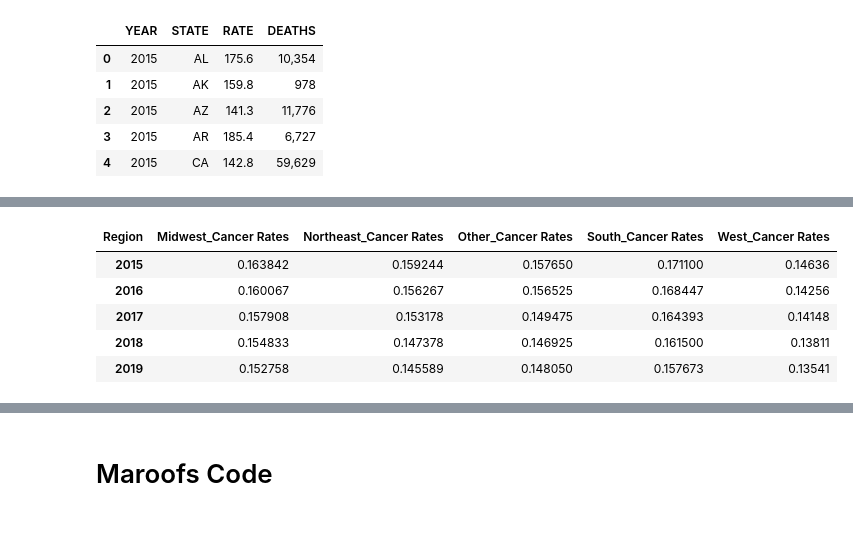
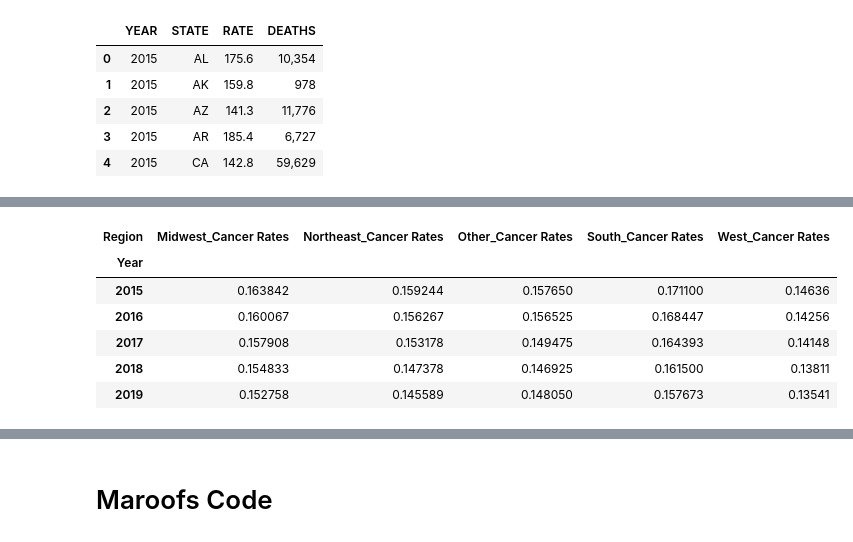
Before and after one commit to RyanWeigel32/Class_Project_Final, a Jupyter notebook: Project_One_Final.ipynb, the cells around one changed output, grey strips where cells are left out. Drawn from its saved outputs; the diff is of its cells as text; code cells hidden in the pictures.

```diff
--- a/Project_One_Final.ipynb
+++ b/Project_One_Final.ipynb
@@ -2004,9 +2080,11 @@ Cancer_data_2016_rates
 | WI | 158.0 |
 | WY | 140.9 |
 # %%
+# Setting Index , Columns and Name for 2017
+
 Cancer_data_2017_rates = Cancer_data_2017.drop(columns="DEATHS")
 Cancer_data_2017_rates = Cancer_data_2017_rates.set_index("STATE")
 Cancer_data_2017_rates = Cancer_data_2017_rates.drop(columns="YEAR")
-Cancer_data_2017_rates = Cancer_data_2017_rates.rename(columns={"RATE":"RATE_2017"})
+Cancer_data_2017_rates = Cancer_data_2017_rates.rename(columns={"RATE":"2017"})
 Cancer_data_2017_rates
 # %% [output]
@@ -2029,9 +2107,11 @@ Cancer_data_2017_rates
 | WI | 153.2 |
 | WY | 136.1 |
 # %%
+# Setting Index , Columns and Name for 2018
+
 Cancer_data_2018_rates = Cancer_data_2018.drop(columns="DEATHS")
 Cancer_data_2018_rates = Cancer_data_2018_rates.set_index("STATE")
 Cancer_data_2018_rates = Cancer_data_2018_rates.drop(columns="YEAR")
-Cancer_data_2018_rates = Cancer_data_2018_rates.rename(columns={"RATE":"RATE_2018"})
+Cancer_data_2018_rates = Cancer_data_2018_rates.rename(columns={"RATE":"2018"})
 Cancer_data_2018_rates
 # %% [output]
@@ -2054,9 +2134,11 @@ Cancer_data_2018_rates
 | WI | 151.5 |
 | WY | 140.6 |
 # %%
+# Setting Index , Columns and Name for 2019
+
 Cancer_data_2019_rates = Cancer_data_2019.drop(columns="DEATHS")
 Cancer_data_2019_rates = Cancer_data_2019_rates.set_index("STATE")
 Cancer_data_2019_rates = Cancer_data_2019_rates.drop(columns="YEAR")
-Cancer_data_2019_rates = Cancer_data_2019_rates.rename(columns={"RATE":"RATE_2019"})
+Cancer_data_2019_rates = Cancer_data_2019_rates.rename(columns={"RATE":"2019"})
 Cancer_data_2019_rates
 # %% [output]
@@ -2173,11 +2248,11 @@ merged_data
 |  | WY | 0.1394 | 0.1409 | 0.1361 | 0.1406 | 0.1389 |
 # %%
 #Create Pivot Tables for each Region by Year
-pivot_cancer_data_20155 = pd.pivot_table(merged_data,values='RATE_2015', columns='Region', aggfunc='mean')
-pivot_cancer_data_2016 = pd.pivot_table(merged_data,values='RATE_2016', columns='Region',  aggfunc='mean')
-pivot_cancer_data_2017 = pd.pivot_table(merged_data,values='RATE_2017', columns='Region',  aggfunc='mean')
-pivot_cancer_data_2018 = pd.pivot_table(merged_data,values='RATE_2018', columns='Region',  aggfunc='mean')
-pivot_cancer_data_2019 = pd.pivot_table(merged_data,values='RATE_2019', columns='Region',  aggfunc='mean')
+pivot_cancer_data_20155 = pd.pivot_table(merged_data,values='2015', columns='Region', aggfunc='mean')
+pivot_cancer_data_2016 = pd.pivot_table(merged_data,values='2016', columns='Region',  aggfunc='mean')
+pivot_cancer_data_2017 = pd.pivot_table(merged_data,values='2017', columns='Region',  aggfunc='mean')
+pivot_cancer_data_2018 = pd.pivot_table(merged_data,values='2018', columns='Region',  aggfunc='mean')
+pivot_cancer_data_2019 = pd.pivot_table(merged_data,values='2019', columns='Region',  aggfunc='mean')
 # %%
 #Concatanate Pivot Tables
 pivot_cancer_data_combined = pd.concat([pivot_cancer_data_20155, pivot_cancer_data_2016, pivot_cancer_data_2017, pivot_cancer_data_2018, pivot_cancer_data_2019])
@@ -2193,14 +2268,15 @@ cancer_data_pivot_final = cancer_data_pivot_set_index.rename_axis('Year')
 # %%
 #Append to each columns "_Divorce Rates" to differentiate between Region columns if/when combined into a single DataFrame
 cancer_data_pivot_final = cancer_data_pivot_final.rename(columns={col: f"{col}_Cancer Rates" for col in cancer_data_pivot_final.columns})
 cancer_data_pivot_final
 
-cancer_years = ["2015", "2016", "2017", "2018", "2019"]
+#cancer_years = ["2015", "2016", "2017", "2018", "2019"]
 
-cancer_data_pivot_final.index = cancer_years
+#cancer_data_pivot_final.index = cancer_years
 cancer_data_pivot_final
 # %% [output]
 | Region | Midwest_Cancer Rates | Northeast_Cancer Rates | Other_Cancer Rates | South_Cancer Rates | West_Cancer Rates |
+| Year |  |  |  |  |  |
 | 2015 | 0.163842 | 0.159244 | 0.157650 | 0.171100 | 0.14636 |
 | 2016 | 0.160067 | 0.156267 | 0.156525 | 0.168447 | 0.14256 |
 | 2017 | 0.157908 | 0.153178 | 0.149475 | 0.164393 | 0.14148 |
```
Also changed, not shown: parts of 101 cells of this notebook, 5 other files.
